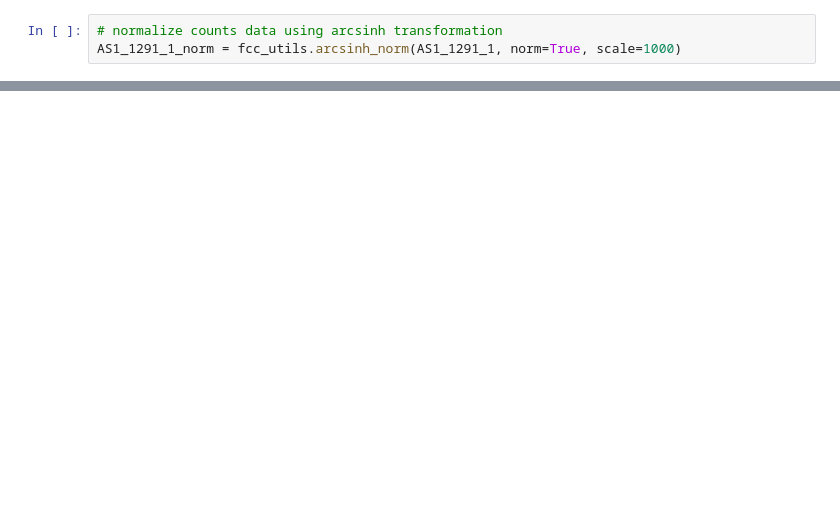
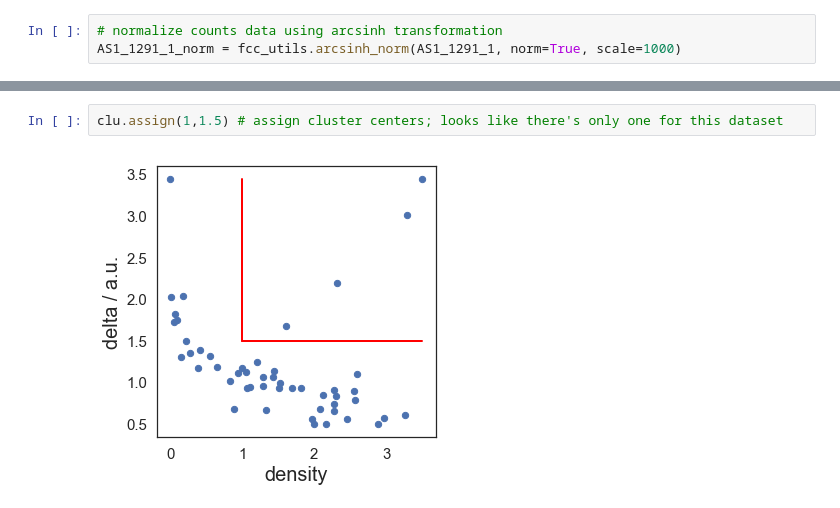
Before and after one commit to codyheiser/furry-couscous, a Jupyter notebook: clustering.ipynb, the cells around one changed output, grey strips where cells are left out. Drawn from its saved outputs; the diff is of its cells as text; blank space fills up the shorter version.

```diff
--- a/clustering.ipynb
+++ b/clustering.ipynb
@@ -75,0 +261,4 @@ plt.tight_layout()
+# %%
+clu.assign(1,1.5) # assign cluster centers; looks like there's only one for this dataset
+# %% [output]
+[figure, added]
```
Also changed, not shown: parts of 57 cells of this notebook, 2 other files.
